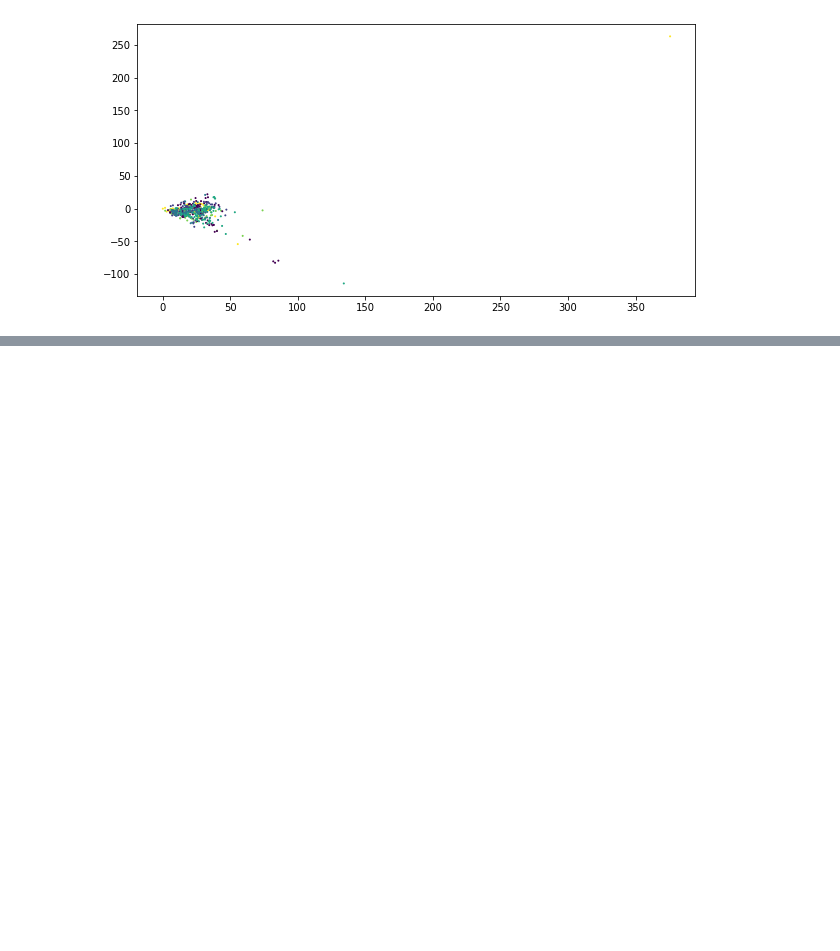
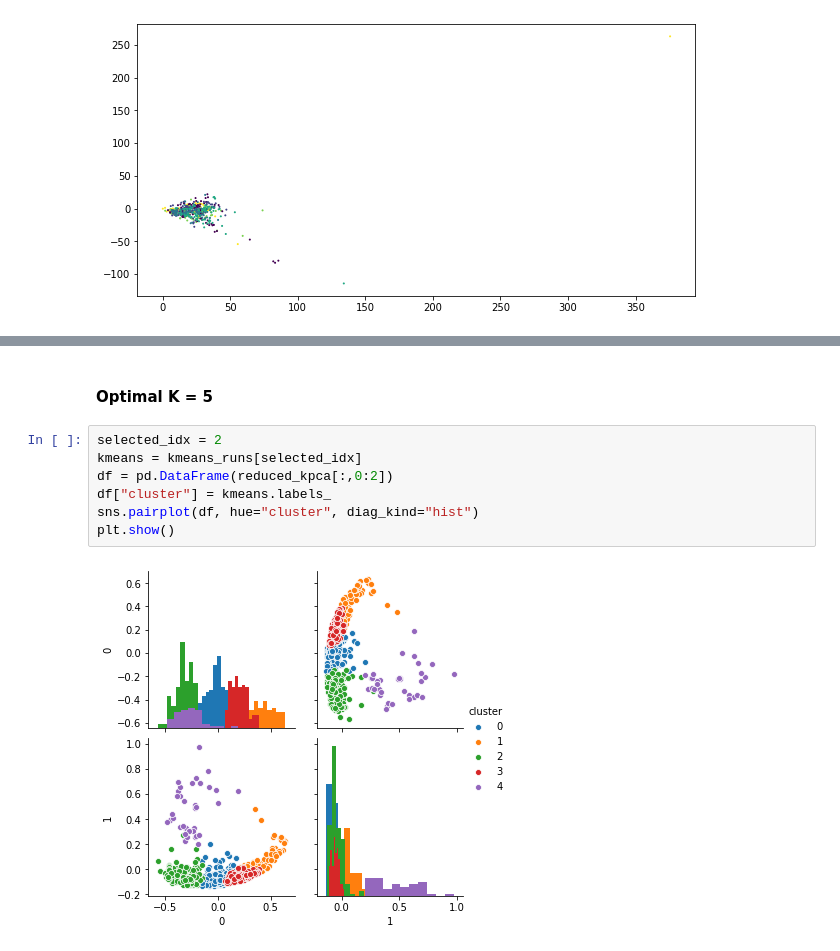
Before and after one commit to markkod/pc3-enzymes, a Jupyter notebook: data_analysis.ipynb, the cells around one changed output, grey strips where cells are left out. Drawn from its saved outputs; the diff is of its cells as text; blank space fills up the shorter version.

```diff
--- a/data_analysis.ipynb
+++ b/data_analysis.ipynb
@@ -109,0 +142,11 @@ plt.show();
+# %% [markdown]
+#### Optimal K = 5
+# %%
+selected_idx = 2
+kmeans = kmeans_runs[selected_idx]
+df = pd.DataFrame(reduced_kpca[:,0:2])
+df["cluster"] = kmeans.labels_
+sns.pairplot(df, hue="cluster", diag_kind="hist")
+plt.show()
+# %% [output]
+[figure, added]
```
Also changed, not shown: parts of 14 cells of this notebook, 6 other files.
